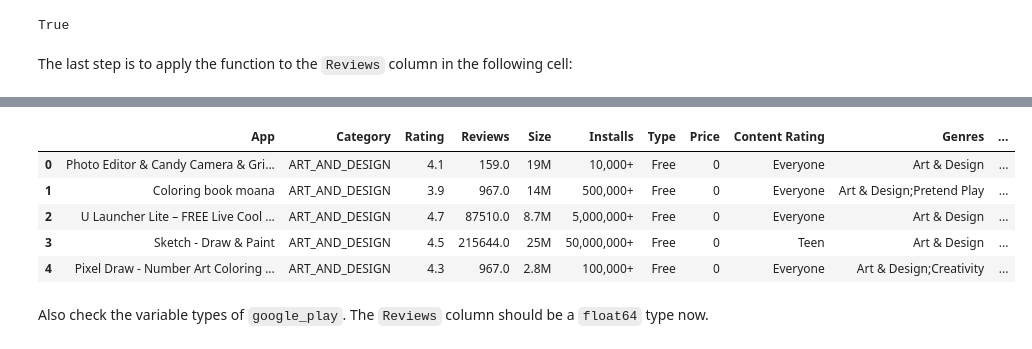
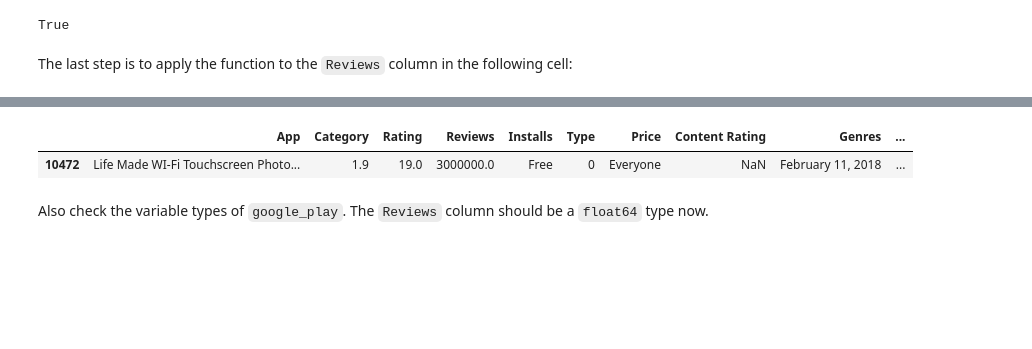
Before and after one commit to yuvtorres/datamad0320, a Jupyter notebook: module-3/lab-supervised-learning-feature-extraction/your-code/main.ipynb, the cells around one changed output, grey strips where cells are left out. Cells and saved outputs as stored; diff of their text form; code cells hidden in the pictures; blank space fills up the shorter version.

```diff
--- a/module-3/lab-supervised-learning-feature-extraction/your-code/main.ipynb
+++ b/module-3/lab-supervised-learning-feature-extraction/your-code/main.ipynb
@@ -143,14 +143,10 @@ Check the non-numeric `Reviews` row again. It should have been fixed now and you
 ![Reviews_bool_fixed.png](reviews-bool-fixed.png)
 # %%
 # Your code here
-google_play.head()
+google_play.loc[google_play.Reviews_isnull]
 # %% [output]
-|  | App | Category | Rating | Reviews | Size | Installs | Type | Price | Content Rating | Genres | ... |
-| 0 | Photo Editor & Candy Camera & Gri... | ART_AND_DESIGN | 4.1 | 159.0 | 19M | 10,000+ | Free | 0 | Everyone | Art & Design | ... |
-| 1 | Coloring book moana | ART_AND_DESIGN | 3.9 | 967.0 | 14M | 500,000+ | Free | 0 | Everyone | Art & Design;Pretend Play | ... |
-| 2 | U Launcher Lite – FREE Live Cool ... | ART_AND_DESIGN | 4.7 | 87510.0 | 8.7M | 5,000,000+ | Free | 0 | Everyone | Art & Design | ... |
-| 3 | Sketch - Draw & Paint | ART_AND_DESIGN | 4.5 | 215644.0 | 25M | 50,000,000+ | Free | 0 | Teen | Art & Design | ... |
-| 4 | Pixel Draw - Number Art Coloring ... | ART_AND_DESIGN | 4.3 | 967.0 | 2.8M | 100,000+ | Free | 0 | Everyone | Art & Design;Creativity | ... |
+|  | App | Category | Rating | Reviews | Installs | Type | Price | Content Rating | Genres | ... |
+| 10472 | Life Made WI-Fi Touchscreen Photo... | 1.9 | 19.0 | 3000000.0 | Free | 0 | Everyone | NaN | February 11, 2018 | ... |
 # %% [markdown]
 Also check the variable types of `google_play`. The `Reviews` column should be a `float64` type now.
 # %%
```
Also changed, not shown: parts of 27 cells of this notebook.
